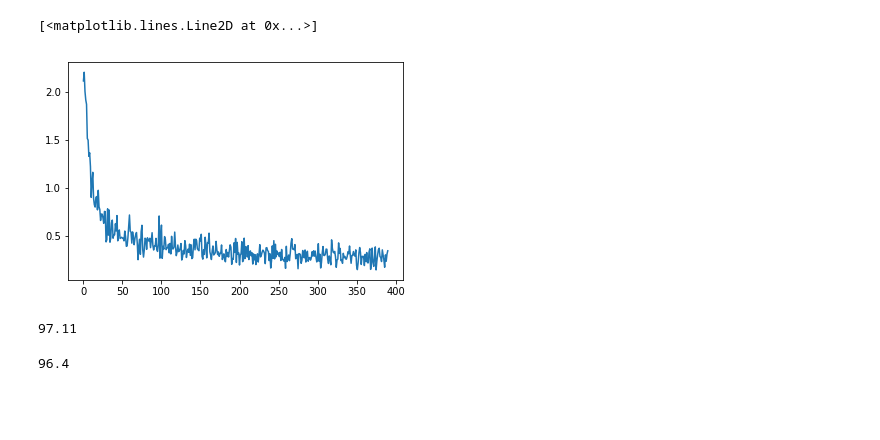
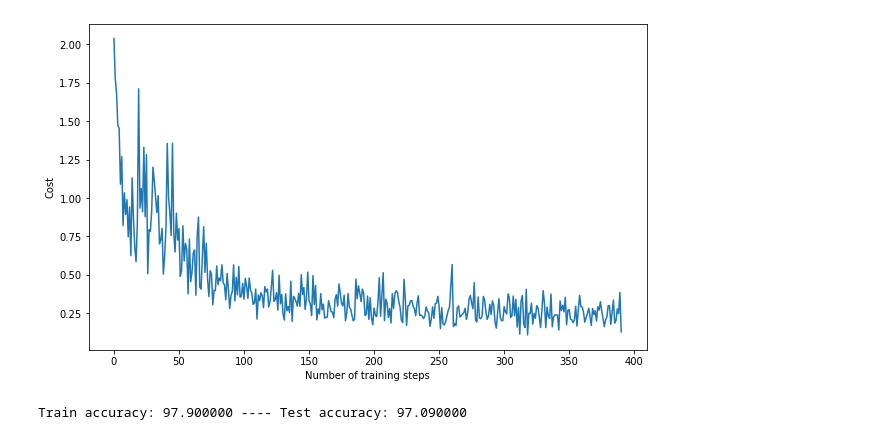
Before and after one commit to vinhng10/Neural-Network, a Jupyter notebook: testing.ipynb, the cells around one changed output. Saved outputs shown, nothing was run; the diff lists cells and outputs as text; code cells hidden in the pictures; blank space fills up the shorter version.

```diff
--- a/testing.ipynb
+++ b/testing.ipynb
@@ -31,15 +87,18 @@ net_valid.accuracy(X_valid, y_valid)
 # %%
-net = NeuralNet(sizes=[784, 256, 10], dropout=(0.9, 0.6), eta=0.0009, epochs=5, batch_size=128)
+# Train model on train dataset:
+net = NeuralNet(sizes=[784, hidden_size, 10], dropout=(0.9, 0.5), eta=eta, epochs=5, batch_size=128)
 net.fit(X_train, y_train_1hot)
-plt.plot(net.costs)
-# %% [output]
-[<matplotlib.lines.Line2D at 0x...>]
-[figure, removed]
-# %%
-net.accuracy(X_train, y_train)
-# %% [output]
-97.11
-# %%
-net.accuracy(X_test, y_test)
-# %% [output]
-96.4
+# %%
+# Plot the costs:
+plt.figure(figsize=(10,6))
+plt.plot(net.costs)
+plt.xlabel('Number of training steps')
+plt.ylabel('Cost')
+plt.show()
+# Accuracy of train and test set:
+train_accuracy = net.accuracy(X_train, y_train)
+test_accuracy = net.accuracy(X_test, y_test)
+print('Train accuracy: %f ---- Test accuracy: %f' % (train_accuracy, test_accuracy))
+# %% [output]
+[figure, added]
+Train accuracy: 97.900000 ---- Test accuracy: 97.090000
```
Also changed, not shown: parts of 11 cells of this notebook.
